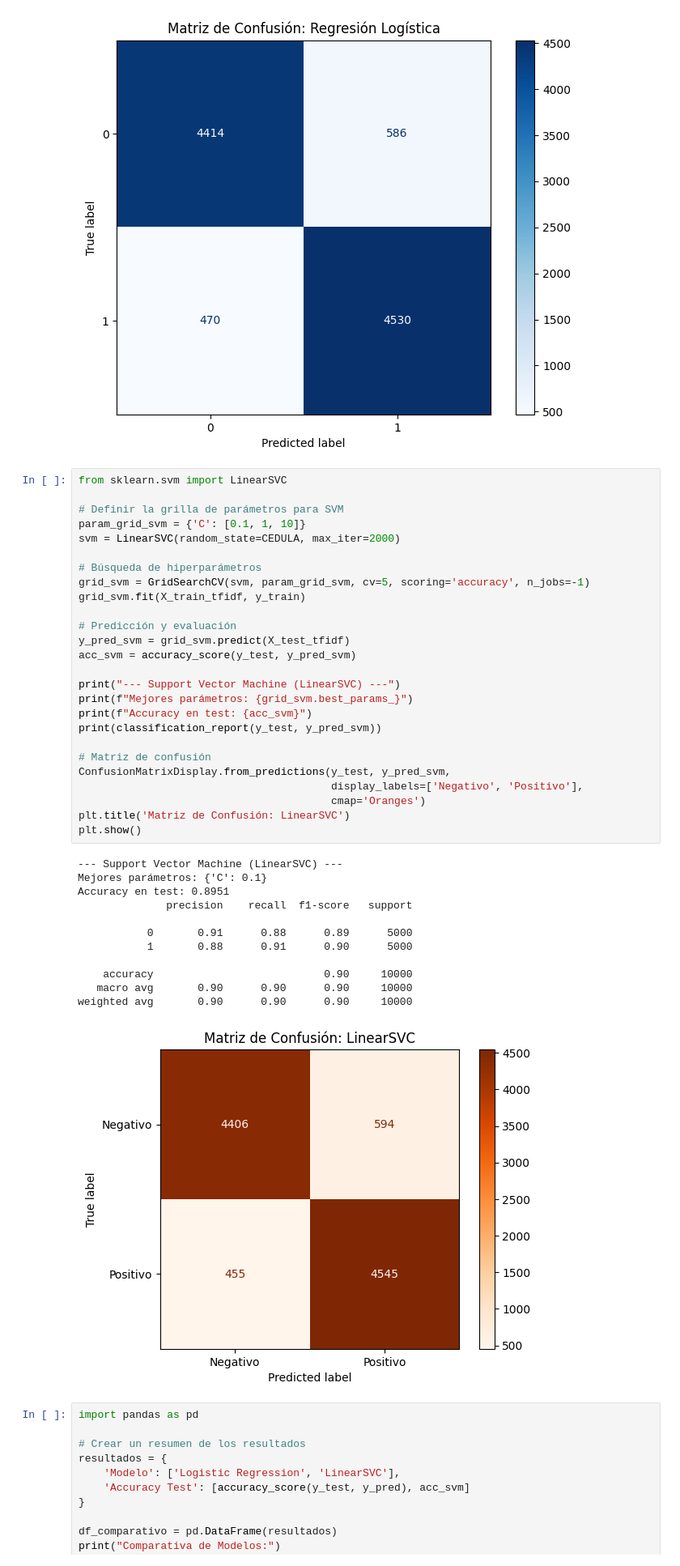
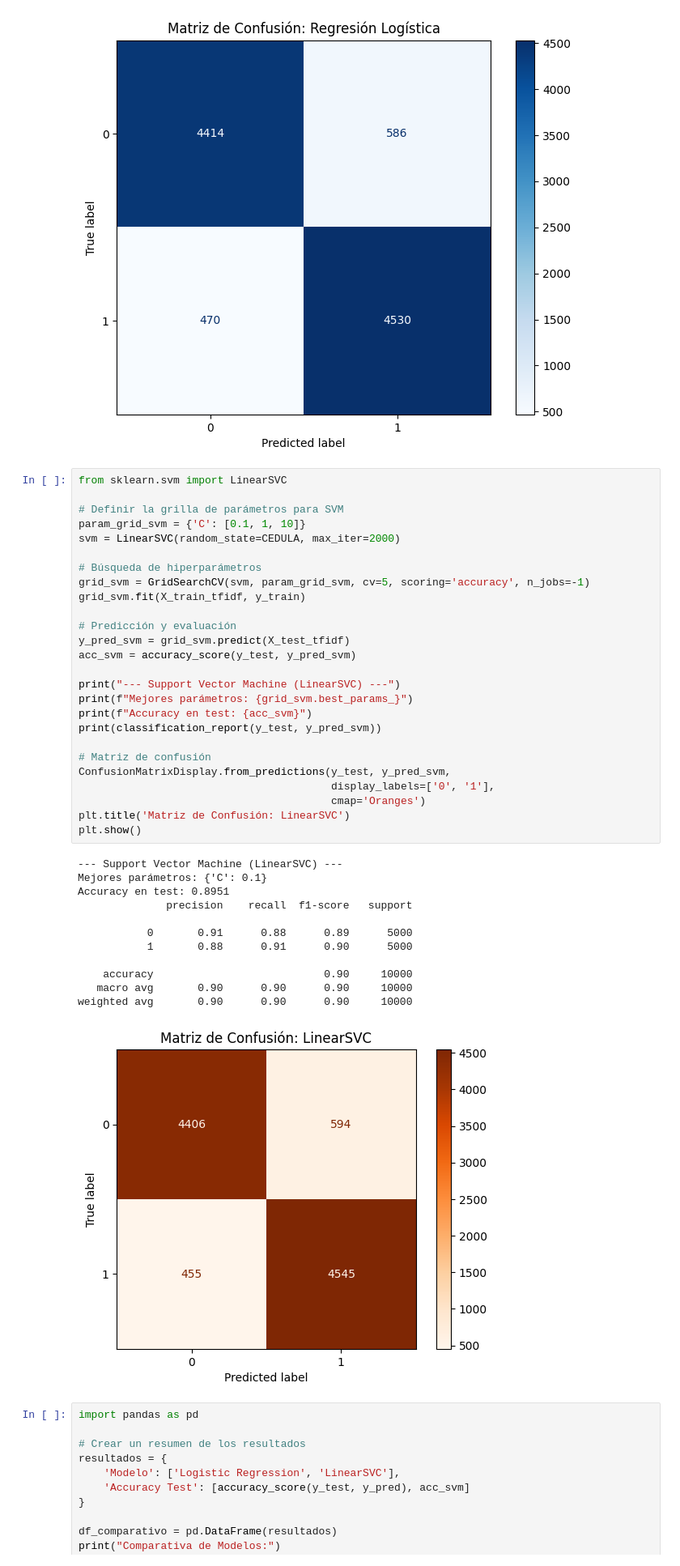
Before and after one commit to freddygl3/proyecto_aprendizaje_automatico, a Jupyter notebook: Proyecto_Aprendizaje.ipynb, the cells around one changed output. Shown at 81% size. Saved outputs shown, nothing was run; the diff lists cells and outputs as text.

```diff
--- a/Proyecto_Aprendizaje.ipynb
+++ b/Proyecto_Aprendizaje.ipynb
@@ -197,35 +197,35 @@ svm = LinearSVC(random_state=CEDULA, max_iter=2000)
 # Búsqueda de hiperparámetros
 grid_svm = GridSearchCV(svm, param_grid_svm, cv=5, scoring='accuracy', n_jobs=-1)
 grid_svm.fit(X_train_tfidf, y_train)
 
 # Predicción y evaluación
 y_pred_svm = grid_svm.predict(X_test_tfidf)
 acc_svm = accuracy_score(y_test, y_pred_svm)
 
 print("--- Support Vector Machine (LinearSVC) ---")
 print(f"Mejores parámetros: {grid_svm.best_params_}")
 print(f"Accuracy en test: {acc_svm}")
 print(classification_report(y_test, y_pred_svm))
 
 # Matriz de confusión
 ConfusionMatrixDisplay.from_predictions(y_test, y_pred_svm,
-                                        display_labels=['Negativo', 'Positivo'],
+                                        display_labels=['0', '1'],
                                         cmap='Oranges')
 plt.title('Matriz de Confusión: LinearSVC')
 plt.show()
 # %% [output]
 --- Support Vector Machine (LinearSVC) ---
 Mejores parámetros: {'C': 0.1}
 Accuracy en test: 0.8951
               precision    recall  f1-score   support
 
            0       0.91      0.88      0.89      5000
            1       0.88      0.91      0.90      5000
 
     accuracy                           0.90     10000
    macro avg       0.90      0.90      0.90     10000
 weighted avg       0.90      0.90      0.90     10000
-[figure, old version]
+[figure, new version]
 # %%
 import pandas as pd
 
```
Also changed, not shown: 1 other file.
